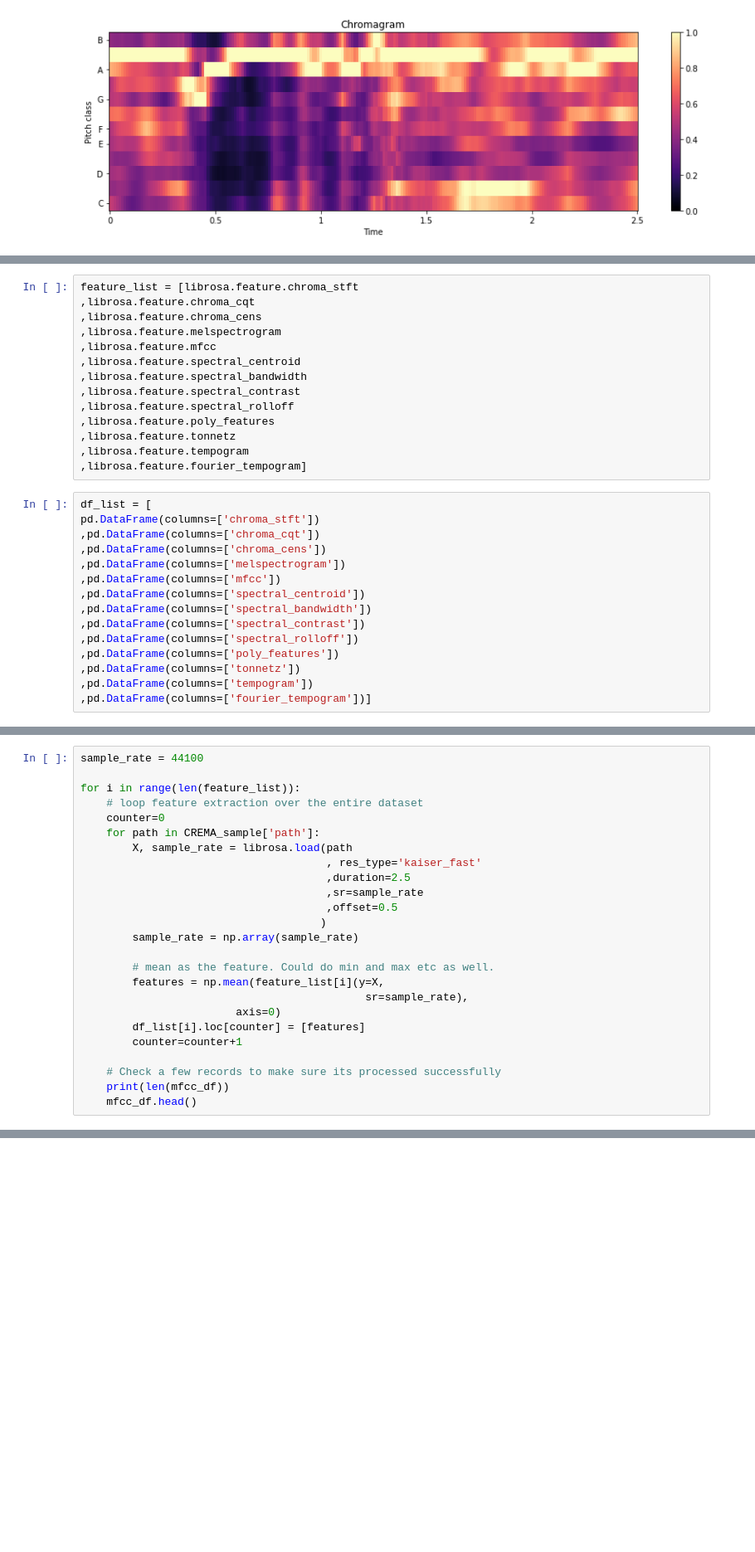
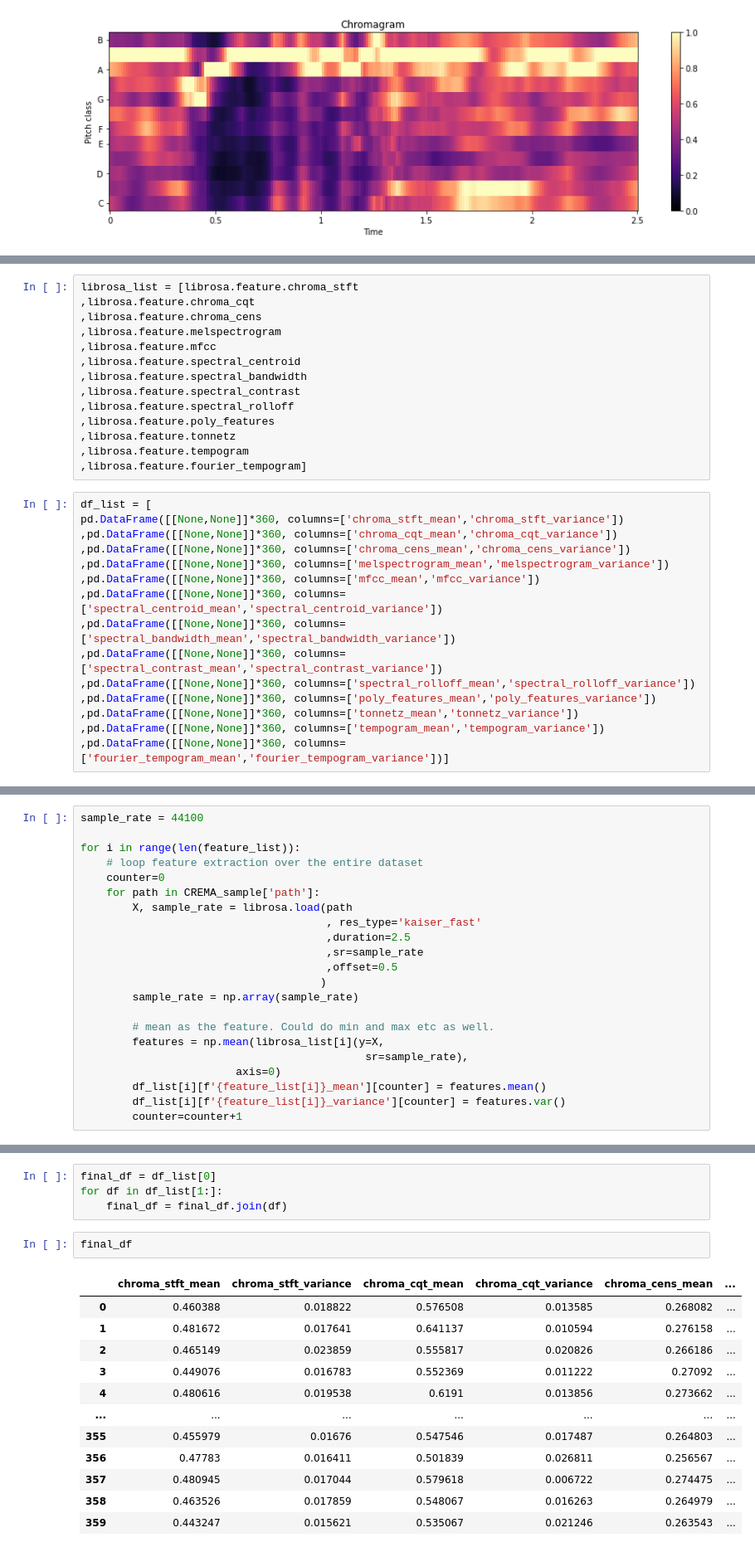
Before and after one commit to geowilso/speech-emotion-recognition, a Jupyter notebook: notebooks/geowilso_data_exploration.ipynb, the cells around one changed output, grey strips where cells are left out. Shown at 83% size. Saved outputs shown, nothing was run; the diff lists cells and outputs as text; blank space fills up the shorter version.

```diff
--- a/notebooks/geowilso_data_exploration.ipynb
+++ b/notebooks/geowilso_data_exploration.ipynb
@@ -215,5 +235,5 @@ CREMA_sample.head()
 # %%
-feature_list = [librosa.feature.chroma_stft
+librosa_list = [librosa.feature.chroma_stft
 ,librosa.feature.chroma_cqt
 ,librosa.feature.chroma_cens
 ,librosa.feature.melspectrogram
@@ -228,16 +248,16 @@ feature_list = [librosa.feature.chroma_stft
 ,librosa.feature.fourier_tempogram]
 # %%
 df_list = [
-pd.DataFrame(columns=['chroma_stft'])
-,pd.DataFrame(columns=['chroma_cqt'])
-,pd.DataFrame(columns=['chroma_cens'])
-,pd.DataFrame(columns=['melspectrogram'])
-,pd.DataFrame(columns=['mfcc'])
-,pd.DataFrame(columns=['spectral_centroid'])
-,pd.DataFrame(columns=['spectral_bandwidth'])
-,pd.DataFrame(columns=['spectral_contrast'])
-,pd.DataFrame(columns=['spectral_rolloff'])
-,pd.DataFrame(columns=['poly_features'])
-,pd.DataFrame(columns=['tonnetz'])
-,pd.DataFrame(columns=['tempogram'])
-,pd.DataFrame(columns=['fourier_tempogram'])]
+pd.DataFrame([[None,None]]*360, columns=['chroma_stft_mean','chroma_stft_variance'])
+,pd.DataFrame([[None,None]]*360, columns=['chroma_cqt_mean','chroma_cqt_variance'])
+,pd.DataFrame([[None,None]]*360, columns=['chroma_cens_mean','chroma_cens_variance'])
+,pd.DataFrame([[None,None]]*360, columns=['melspectrogram_mean','melspectrogram_variance'])
+,pd.DataFrame([[None,None]]*360, columns=['mfcc_mean','mfcc_variance'])
+,pd.DataFrame([[None,None]]*360, columns=['spectral_centroid_mean','spectral_centroid_variance'])
+,pd.DataFrame([[None,None]]*360, columns=['spectral_bandwidth_mean','spectral_bandwidth_variance'])
+,pd.DataFrame([[None,None]]*360, columns=['spectral_contrast_mean','spectral_contrast_variance'])
+,pd.DataFrame([[None,None]]*360, columns=['spectral_rolloff_mean','spectral_rolloff_variance'])
+,pd.DataFrame([[None,None]]*360, columns=['poly_features_mean','poly_features_variance'])
+,pd.DataFrame([[None,None]]*360, columns=['tonnetz_mean','tonnetz_variance'])
+,pd.DataFrame([[None,None]]*360, columns=['tempogram_mean','tempogram_variance'])
+,pd.DataFrame([[None,None]]*360, columns=['fourier_tempogram_mean','fourier_tempogram_variance'])]
@@ -297,12 +293,9 @@ for i in range(len(feature_list)):
         sample_rate = np.array(sample_rate)
 
         # mean as the feature. Could do min and max etc as well.
-        features = np.mean(feature_list[i](y=X,
+        features = np.mean(librosa_list[i](y=X,
                                             sr=sample_rate),
                         axis=0)
-        df_list[i].loc[counter] = [features]
+        df_list[i][f'{feature_list[i]}_mean'][counter] = features.mean()
+        df_list[i][f'{feature_list[i]}_variance'][counter] = features.var()
         counter=counter+1
-
-    # Check a few records to make sure its processed successfully
-    print(len(mfcc_df))
-    mfcc_df.head()
@@ -322,0 +302,19 @@ for i in range(len(feature_list)):
+# %%
+final_df = df_list[0]
+for df in df_list[1:]:
+    final_df = final_df.join(df)
+# %%
+final_df
+# %% [output]
+|  | chroma_stft_mean | chroma_stft_variance | chroma_cqt_mean | chroma_cqt_variance | chroma_cens_mean | ... |
+| 0 | 0.460388 | 0.018822 | 0.576508 | 0.013585 | 0.268082 | ... |
+| 1 | 0.481672 | 0.017641 | 0.641137 | 0.010594 | 0.276158 | ... |
+| 2 | 0.465149 | 0.023859 | 0.555817 | 0.020826 | 0.266186 | ... |
+| 3 | 0.449076 | 0.016783 | 0.552369 | 0.011222 | 0.27092 | ... |
+| 4 | 0.480616 | 0.019538 | 0.6191 | 0.013856 | 0.273662 | ... |
+| ... | ... | ... | ... | ... | ... | ... |
+| 355 | 0.455979 | 0.01676 | 0.547546 | 0.017487 | 0.264803 | ... |
+| 356 | 0.47783 | 0.016411 | 0.501839 | 0.026811 | 0.256567 | ... |
+| 357 | 0.480945 | 0.017044 | 0.579618 | 0.006722 | 0.274475 | ... |
+| 358 | 0.463526 | 0.017859 | 0.548067 | 0.016263 | 0.264979 | ... |
+| 359 | 0.443247 | 0.015621 | 0.535067 | 0.021246 | 0.263543 | ... |
```
Also changed, not shown: parts of 16 cells of this notebook, 2 other files.
